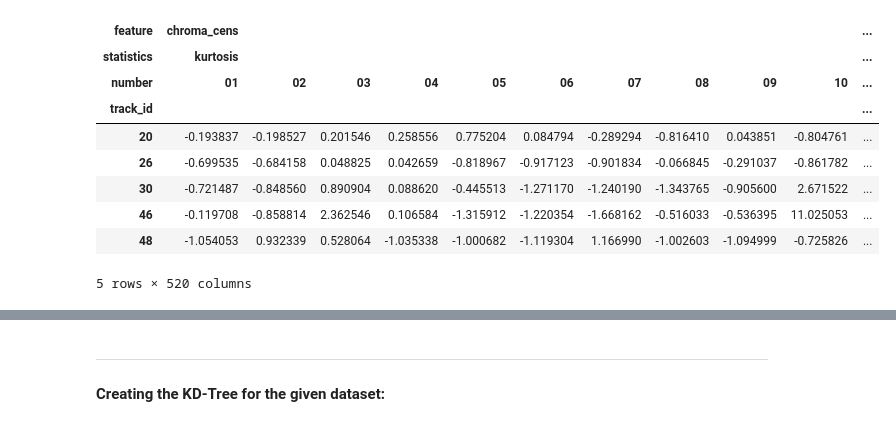
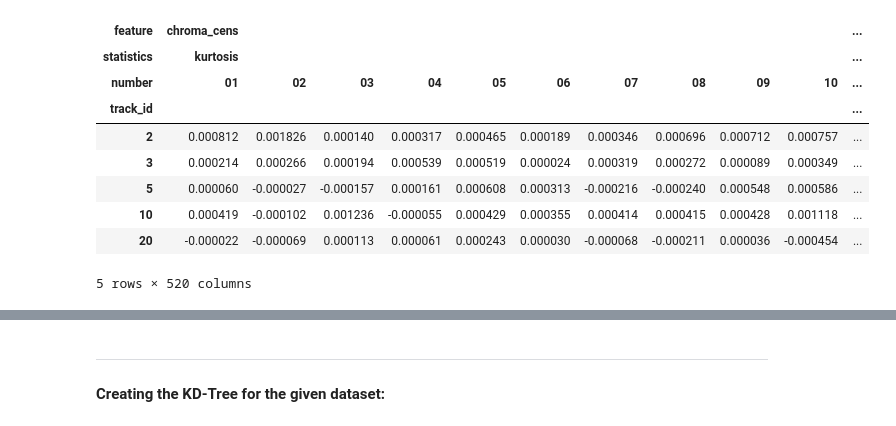
Before and after one commit to TTimTT/NTDS_Project, a Jupyter notebook: Project/timEXP.ipynb, the cells around one changed output, grey strips where cells are left out. Saved outputs shown, nothing was run; the diff lists cells and outputs as text; code cells hidden in the pictures.

```diff
--- a/Project/timEXP.ipynb
+++ b/Project/timEXP.ipynb
@@ -11,36 +16,36 @@ genres=pd.read_csv('data/genres.csv', index_col=0, header=[0])
 # %%
 # Keep only the genre for each track
 label=pd.DataFrame({('label','genre','main'): tracks['track']['genre_top'],
                     ('label','genre','sub'): tracks['track']['genres']})
 
 # Keep on the tracks from small subset
-label = label[tracks['set','subset'] == 'large']
+#label = label[tracks['set','subset'] == 'small']
 
 
 # Keep only the genres we want
 #genre_list = ['Rock','Folk','Hip-Hop']#['Hip-Hop', 'Folk',Rock','Jazz','Classical','Pop','Electronic']
 #label = label[label['label']['genre']['main'].isin(genre_list)]
 
 #add sub genres
 genres_dict=genres['title'].to_dict()
 genres_dict={str(key):genres_dict[key] for key in genres_dict}
 
 #label['label']['genre']['sub']=label['label']['genre']['sub'].str.replace('[^0-9| ]','').str.split(' ').apply(lambda x:'|'.join([genres_dict[k] for k in x ]))
 
-#dfmax=abs(features).max()
-#features=features.divide(dfmax)
+dfmax=abs(features).max()
+features=features.divide(dfmax)
 
 # Merging
 dataSet = features.merge(label, left_index=True, right_on='track_id')
 dataSet.head()
 # %% [output]
 | feature | chroma_cens |  |  |  |  |  |  |  |  |  | ... |
 | statistics | kurtosis |  |  |  |  |  |  |  |  |  | ... |
 | number | 01 | 02 | 03 | 04 | 05 | 06 | 07 | 08 | 09 | 10 | ... |
 | track_id |  |  |  |  |  |  |  |  |  |  | ... |
-| 20 | -0.193837 | -0.198527 | 0.201546 | 0.258556 | 0.775204 | 0.084794 | -0.289294 | -0.816410 | 0.043851 | -0.804761 | ... |
-| 26 | -0.699535 | -0.684158 | 0.048825 | 0.042659 | -0.818967 | -0.917123 | -0.901834 | -0.066845 | -0.291037 | -0.861782 | ... |
-| 30 | -0.721487 | -0.848560 | 0.890904 | 0.088620 | -0.445513 | -1.271170 | -1.240190 | -1.343765 | -0.905600 | 2.671522 | ... |
-| 46 | -0.119708 | -0.858814 | 2.362546 | 0.106584 | -1.315912 | -1.220354 | -1.668162 | -0.516033 | -0.536395 | 11.025053 | ... |
-| 48 | -1.054053 | 0.932339 | 0.528064 | -1.035338 | -1.000682 | -1.119304 | 1.166990 | -1.002603 | -1.094999 | -0.725826 | ... |
+| 2 | 0.000812 | 0.001826 | 0.000140 | 0.000317 | 0.000465 | 0.000189 | 0.000346 | 0.000696 | 0.000712 | 0.000757 | ... |
+| 3 | 0.000214 | 0.000266 | 0.000194 | 0.000539 | 0.000519 | 0.000024 | 0.000319 | 0.000272 | 0.000089 | 0.000349 | ... |
+| 5 | 0.000060 | -0.000027 | -0.000157 | 0.000161 | 0.000608 | 0.000313 | -0.000216 | -0.000240 | 0.000548 | 0.000586 | ... |
+| 10 | 0.000419 | -0.000102 | 0.001236 | -0.000055 | 0.000429 | 0.000355 | 0.000414 | 0.000415 | 0.000428 | 0.001118 | ... |
+| 20 | -0.000022 | -0.000069 | 0.000113 | 0.000061 | 0.000243 | 0.000030 | -0.000068 | -0.000211 | 0.000036 | -0.000454 | ... |
 5 rows × 520 columns
```
Also changed, not shown: parts of 16 cells of this notebook, 8 other files.
